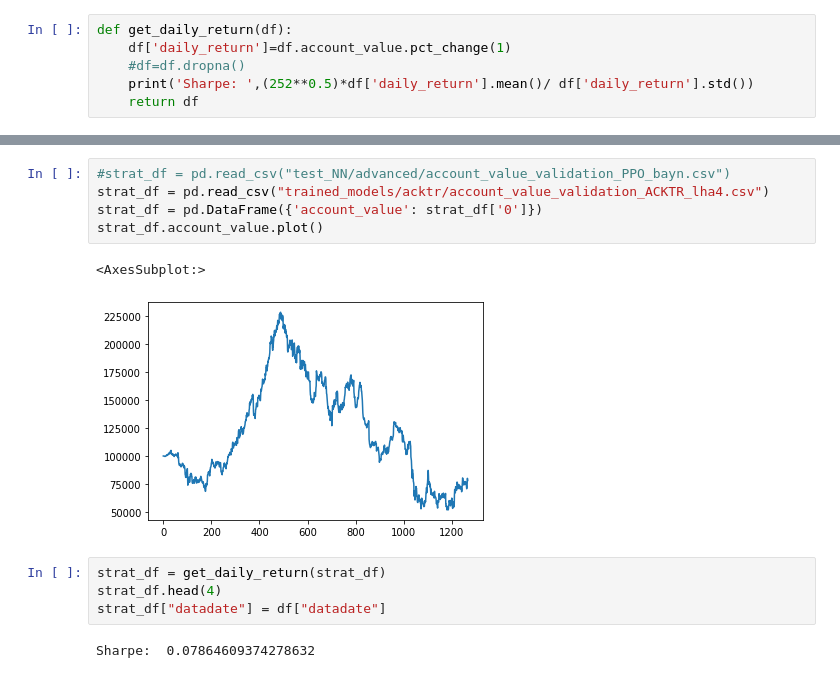
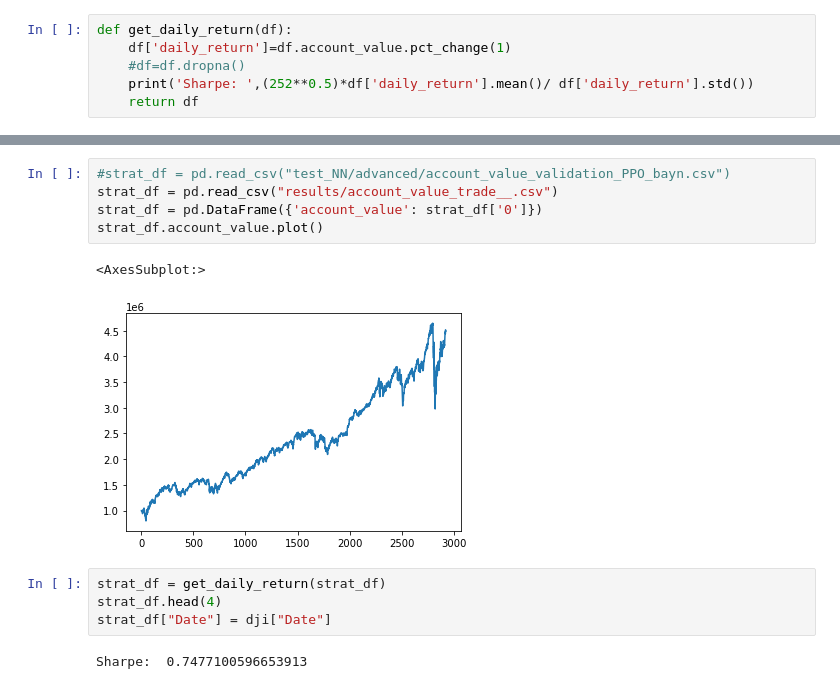
Before and after one commit to DominikSch004/Deep-Reinforcement-Stock-Trading, a Jupyter notebook: backtesting.ipynb, the cells around one changed output, grey strips where cells are left out. Saved outputs shown, nothing was run; the diff lists cells and outputs as text.

```diff
--- a/backtesting.ipynb
+++ b/backtesting.ipynb
@@ -47,16 +46,16 @@ dtype: float64
 # %%
 #strat_df = pd.read_csv("test_NN/advanced/account_value_validation_PPO_bayn.csv")
-strat_df = pd.read_csv("trained_models/acktr/account_value_validation_ACKTR_lha4.csv")
+strat_df = pd.read_csv("results/account_value_trade__.csv")
 strat_df = pd.DataFrame({'account_value': strat_df['0']})
 strat_df.account_value.plot()
 # %% [output]
 <AxesSubplot:>
-[figure, old version]
+[figure, new version]
 # %%
 strat_df = get_daily_return(strat_df)
 strat_df.head(4)
-strat_df["datadate"] = df["datadate"]
+strat_df["Date"] = dji["Date"]
 # %% [output]
-Sharpe:  0.07864609374278632
+Sharpe:  0.7477100596653913
 # %%
 strat_df = backtest_strat(strat_df)
```
Also changed, not shown: parts of 8 cells of this notebook.
